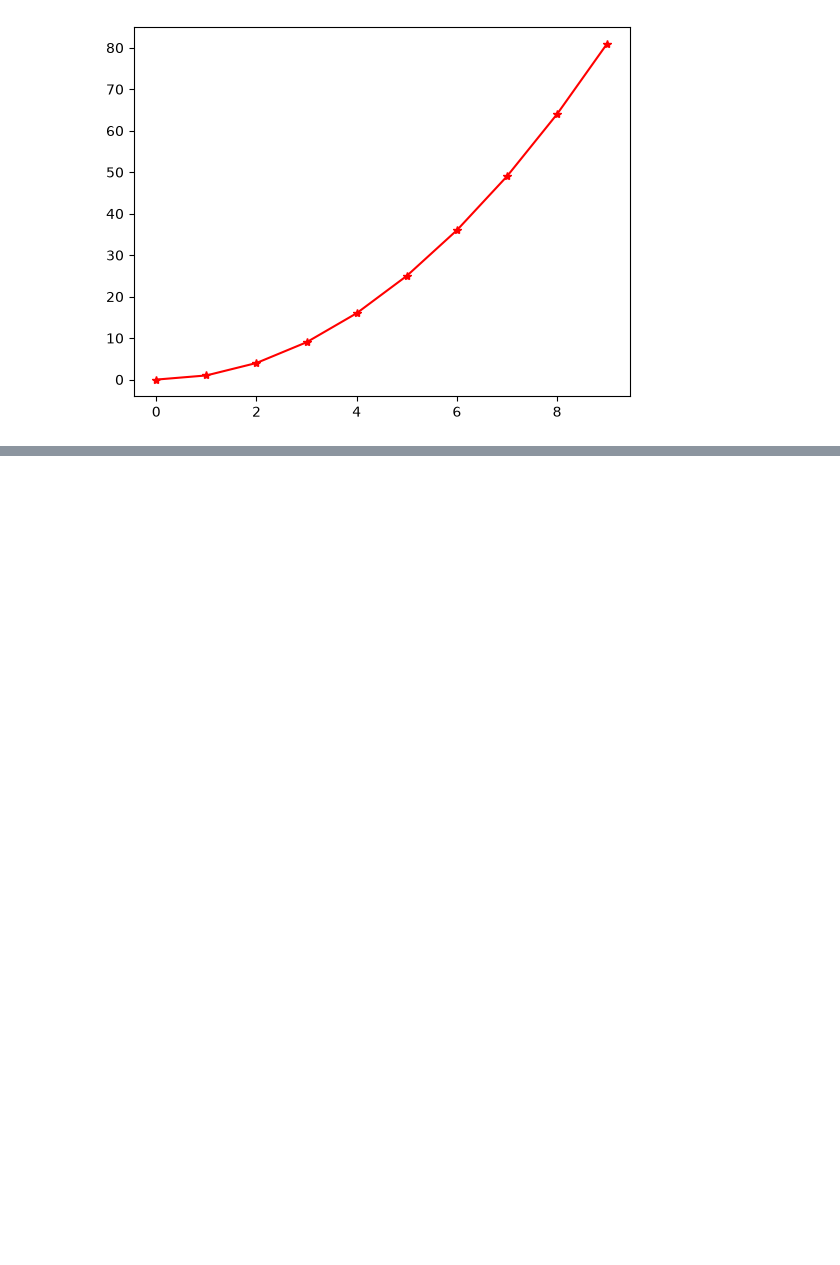
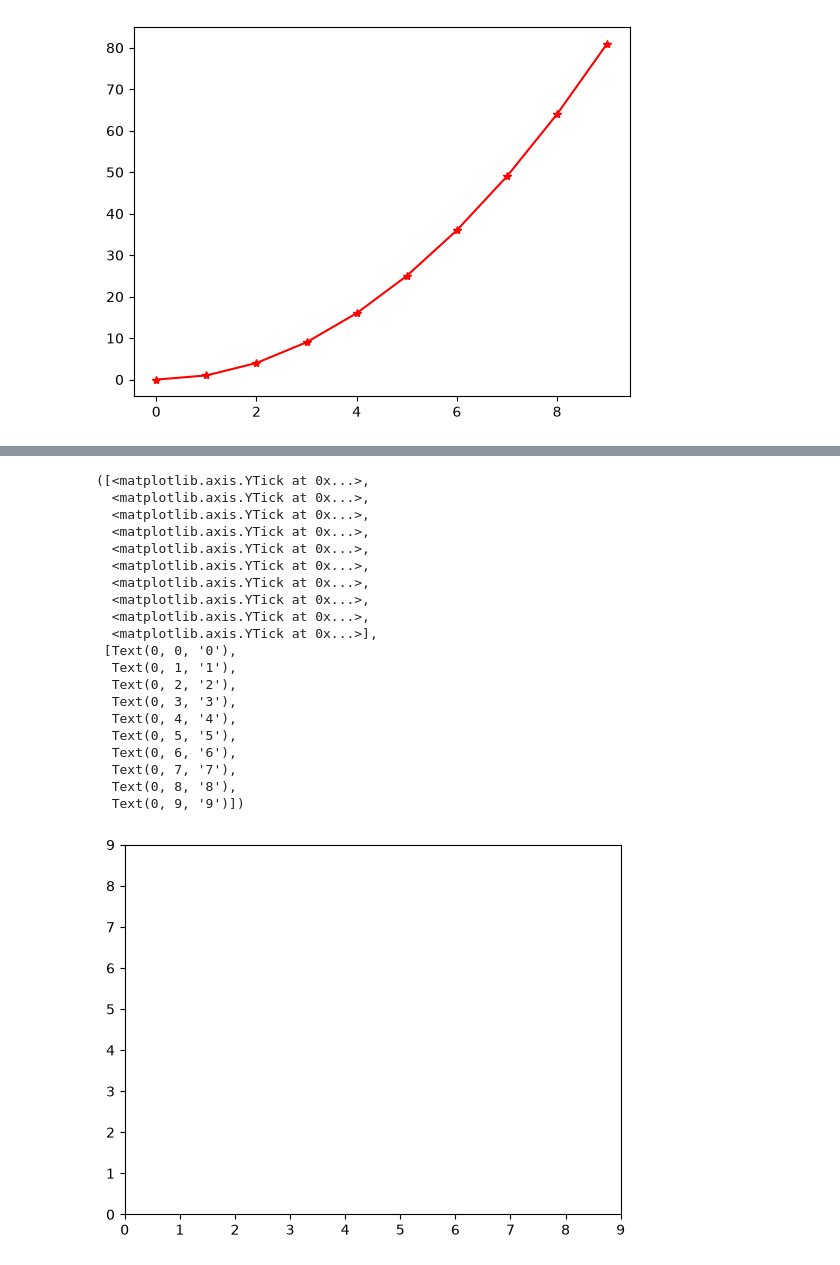
Before and after one commit to NazmullSyntax/data_visulazation, a Jupyter notebook: demo.ipynb, the cells around one changed output, grey strips where cells are left out. Drawn from its saved outputs; the diff is of its cells as text; code cells hidden in the pictures; blank space fills up the shorter version.

```diff
--- a/demo.ipynb
+++ b/demo.ipynb
@@ -36,0 +45,25 @@ plt.show()
+# %%
+plt.xticks(np.arange(0, 10, 1))
+plt.yticks(np.arange(0, 10, 1))
+# %% [output]
+([<matplotlib.axis.YTick at 0x...>,
+  <matplotlib.axis.YTick at 0x...>,
+  <matplotlib.axis.YTick at 0x...>,
+  <matplotlib.axis.YTick at 0x...>,
+  <matplotlib.axis.YTick at 0x...>,
+  <matplotlib.axis.YTick at 0x...>,
+  <matplotlib.axis.YTick at 0x...>,
+  <matplotlib.axis.YTick at 0x...>,
+  <matplotlib.axis.YTick at 0x...>,
+  <matplotlib.axis.YTick at 0x...>],
+ [Text(0, 0, '0'),
+  Text(0, 1, '1'),
+  Text(0, 2, '2'),
+  Text(0, 3, '3'),
+  Text(0, 4, '4'),
+  Text(0, 5, '5'),
+  Text(0, 6, '6'),
+  Text(0, 7, '7'),
+  Text(0, 8, '8'),
+  Text(0, 9, '9')])
+[figure, added]
```
Also changed, not shown: parts of 2 cells of this notebook.
